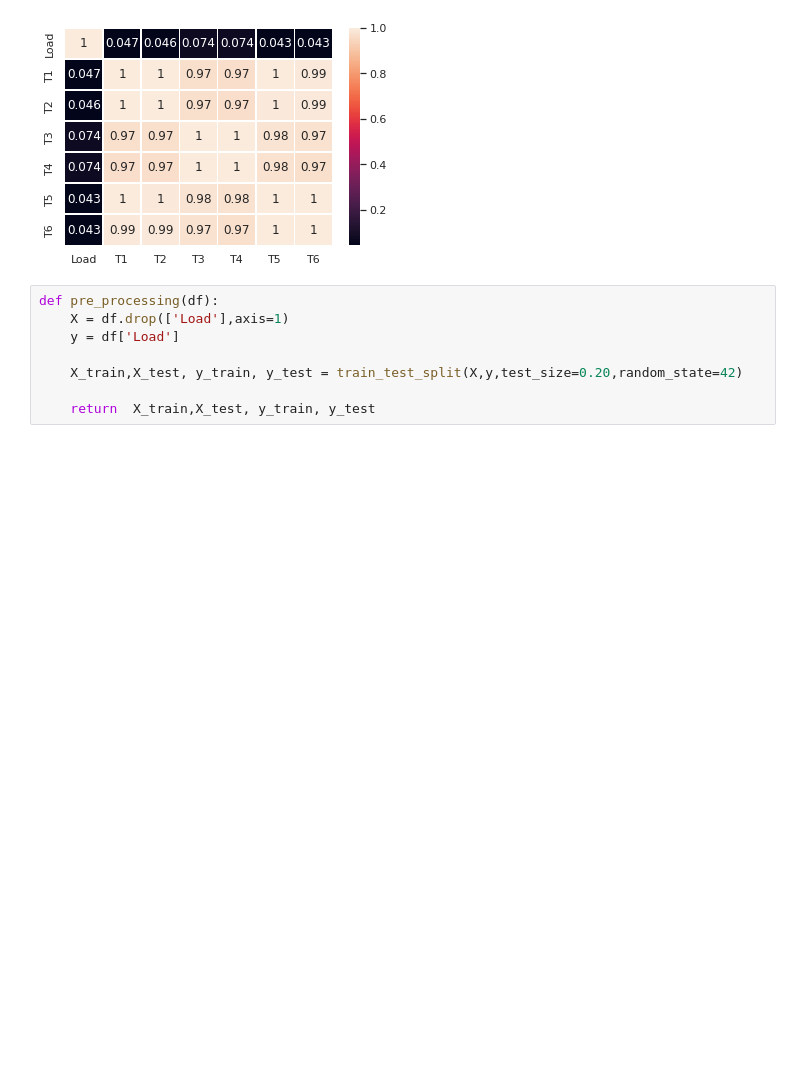
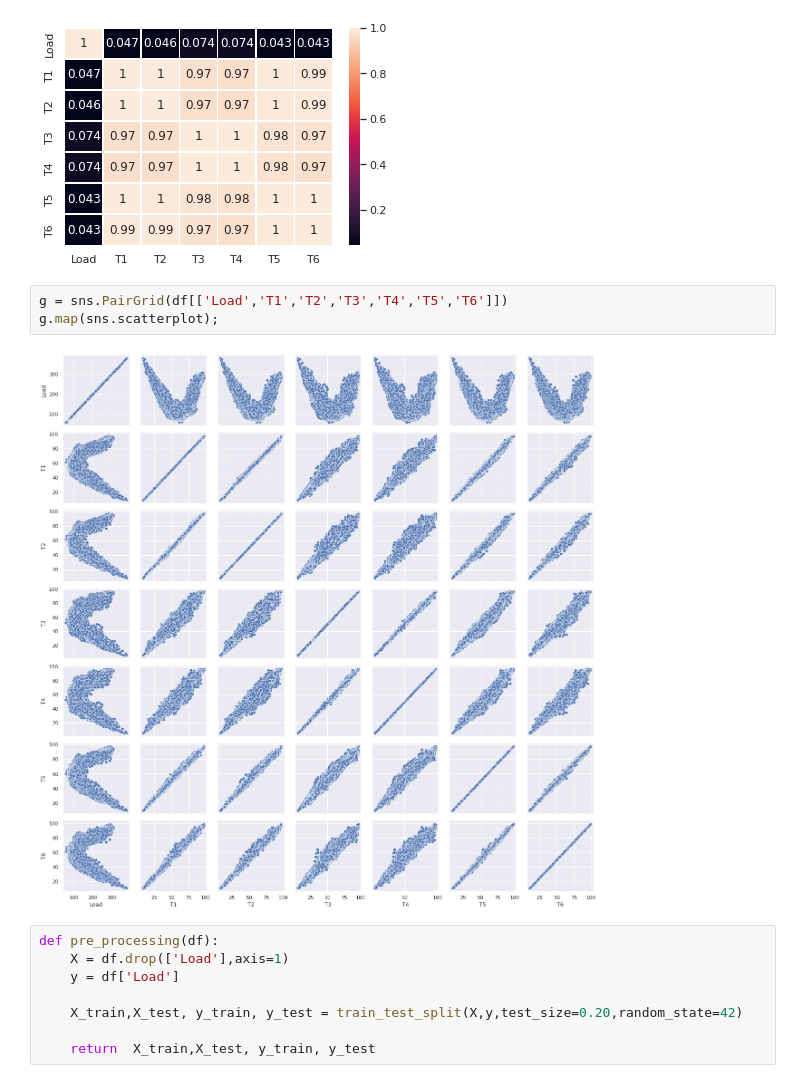
Before and after one commit to furkanaydinn/Electricity-Load, a Jupyter notebook: electricity_load.ipynb, the cells around one changed output. Saved outputs shown, nothing was run; the diff lists cells and outputs as text; blank space fills up the shorter version.

```diff
--- a/electricity_load.ipynb
+++ b/electricity_load.ipynb
@@ -110,6 +110,11 @@ x = df[['Load','T1','T2','T3','T4','T5','T6']].corr()
 sns.heatmap(x,linewidths=.5,annot=True);
 # %% [output]
 [figure]
+# %%
+g = sns.PairGrid(df[['Load','T1','T2','T3','T4','T5','T6']])
+g.map(sns.scatterplot);
+# %% [output]
+[figure, added]
 # %%
 def pre_processing(df):
     X = df.drop(['Load'],axis=1)
```
